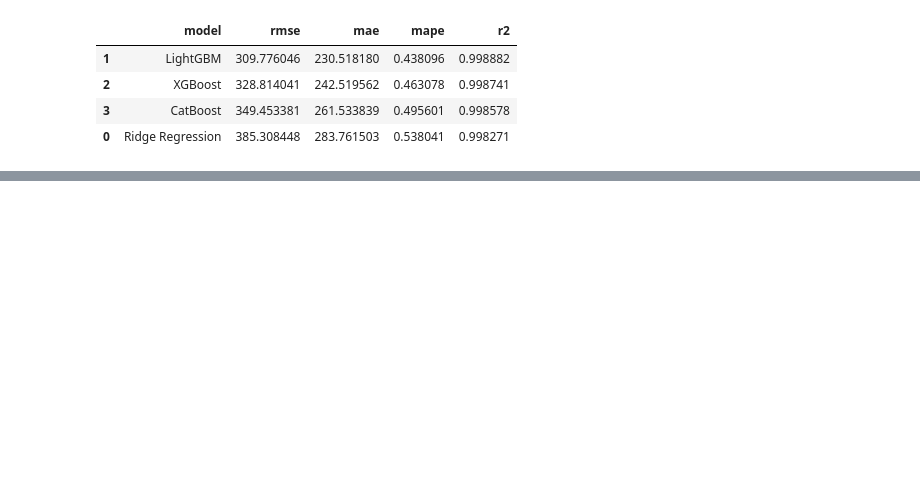
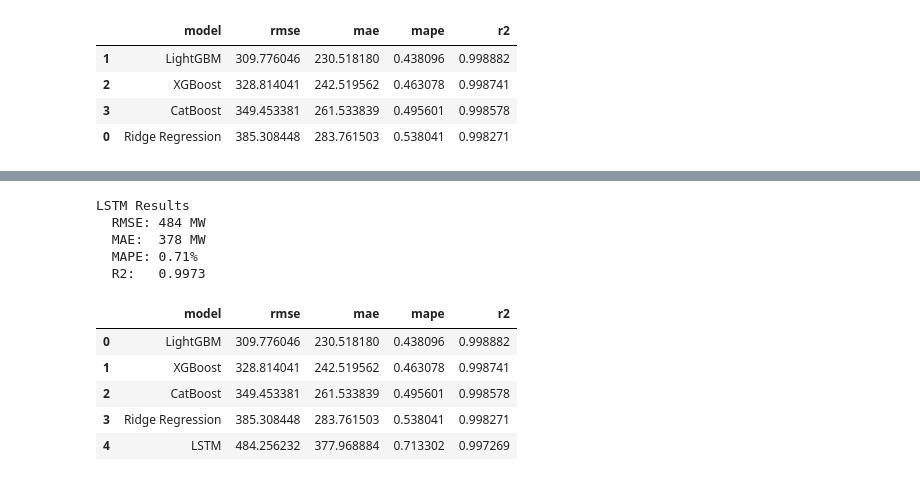
Before and after one commit to samithcsachi/grid-forecast, a Jupyter notebook: research/Model_Experiments.ipynb, the cells around one changed output, grey strips where cells are left out. Cells and saved outputs as stored; diff of their text form; code cells hidden in the pictures; blank space fills up the shorter version.

Commit message:
Model Experiments - LSTM

```diff
--- a/research/Model_Experiments.ipynb
+++ b/research/Model_Experiments.ipynb
@@ -458,0 +653,48 @@ results
+# %%
+# Create test sequences using training history as context
+X_test_seq = make_test_sequences(
+    X_train_scaled,
+    X_test_scaled,
+    seq_len
+)
+
+test_loader = DataLoader(
+    X_test_seq,
+    batch_size=batch_size,
+    shuffle=False
+)
+# %%
+model.eval()
+
+lstm_preds_scaled = []
+
+with torch.no_grad():
+    for xb in test_loader:
+        xb = xb.to(device)
+        pred = model(xb)
+        lstm_preds_scaled.extend(pred.cpu().numpy())
+
+lstm_preds_scaled = np.array(lstm_preds_scaled).reshape(-1, 1)
+lstm_pred = scaler_y.inverse_transform(lstm_preds_scaled).ravel()
+# %%
+lstm_metrics = evaluate_model("LSTM", y_test, lstm_pred)
+# %% [output]
+LSTM Results
+  RMSE: 484 MW
+  MAE:  378 MW
+  MAPE: 0.71%
+  R2:   0.9973
+# %%
+lstm_results = pd.DataFrame([lstm_metrics])
+
+
+results = pd.concat([results, lstm_results], ignore_index=True).sort_values("rmse")
+# %%
+results
+# %% [output]
+|  | model | rmse | mae | mape | r2 |
+| 0 | LightGBM | 309.776046 | 230.518180 | 0.438096 | 0.998882 |
+| 1 | XGBoost | 328.814041 | 242.519562 | 0.463078 | 0.998741 |
+| 2 | CatBoost | 349.453381 | 261.533839 | 0.495601 | 0.998578 |
+| 3 | Ridge Regression | 385.308448 | 283.761503 | 0.538041 | 0.998271 |
+| 4 | LSTM | 484.256232 | 377.968884 | 0.713302 | 0.997269 |
```
Also changed, not shown: parts of 21 cells of this notebook, 5 other files.
